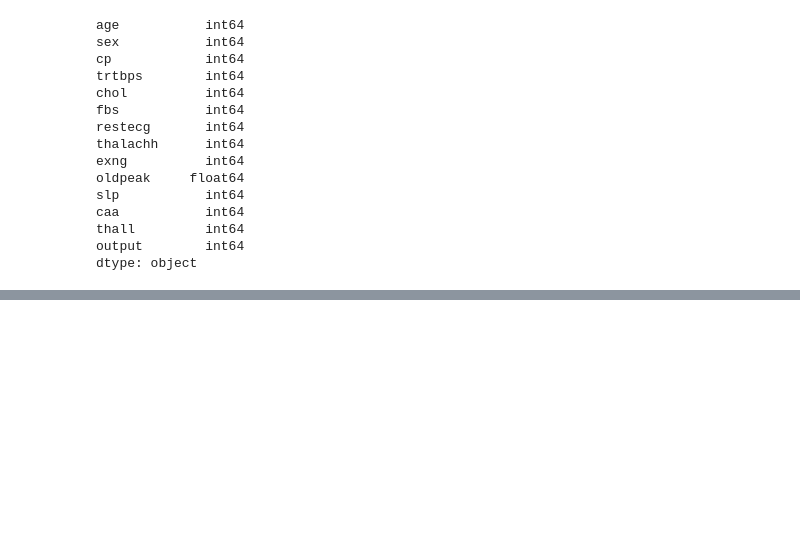
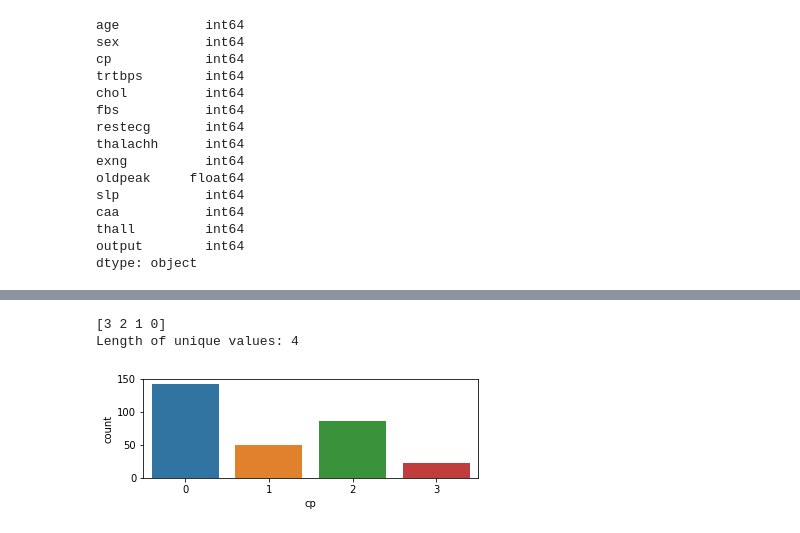
Before and after one commit to jamesjhjung/heart-attack-prediction, a Jupyter notebook: EDA.ipynb, the cells around one changed output, grey strips where cells are left out. Cells and saved outputs as stored; diff of their text form; code cells hidden in the pictures; blank space fills up the shorter version.

```diff
--- a/EDA.ipynb
+++ b/EDA.ipynb
@@ -110,0 +133,6 @@ df_num = df[['age', 'trtbps', 'chol', 'thalachh', 'oldpeak']]
+# %%
+stat_freq('cp')
+# %% [output]
+[3 2 1 0]
+Length of unique values: 4
+[figure, added]
```
Also changed, not shown: parts of 10 cells of this notebook.
